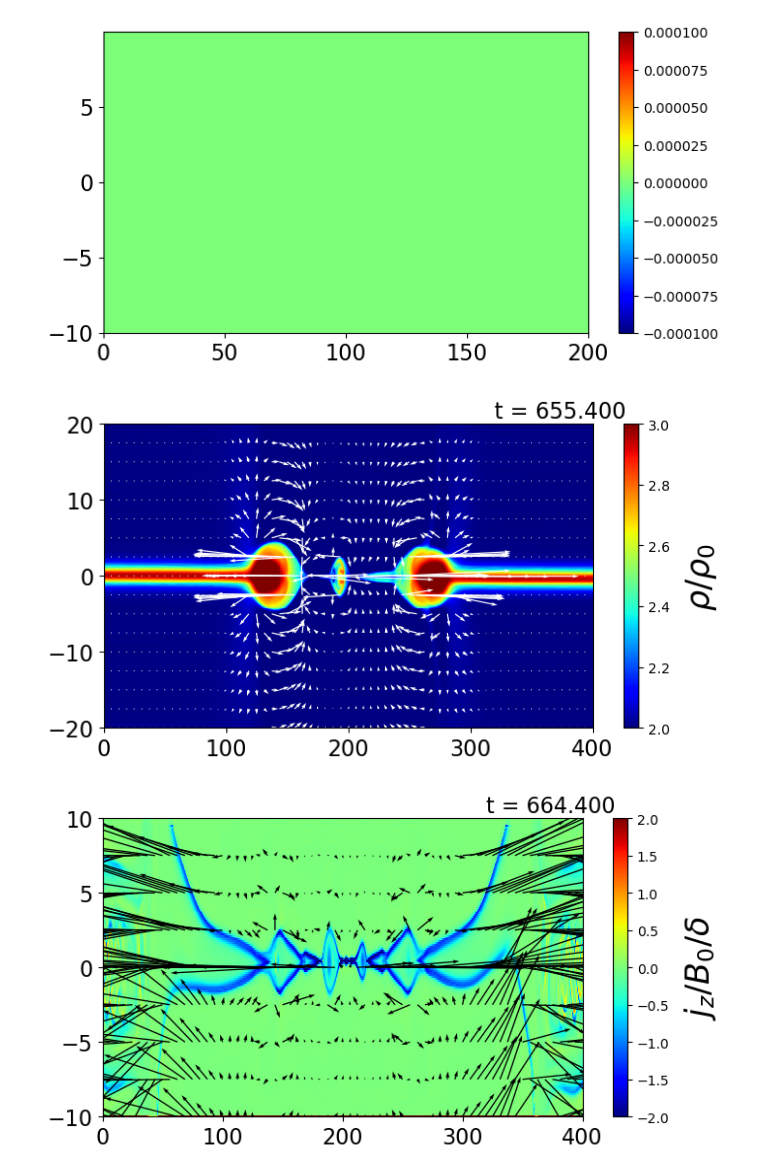
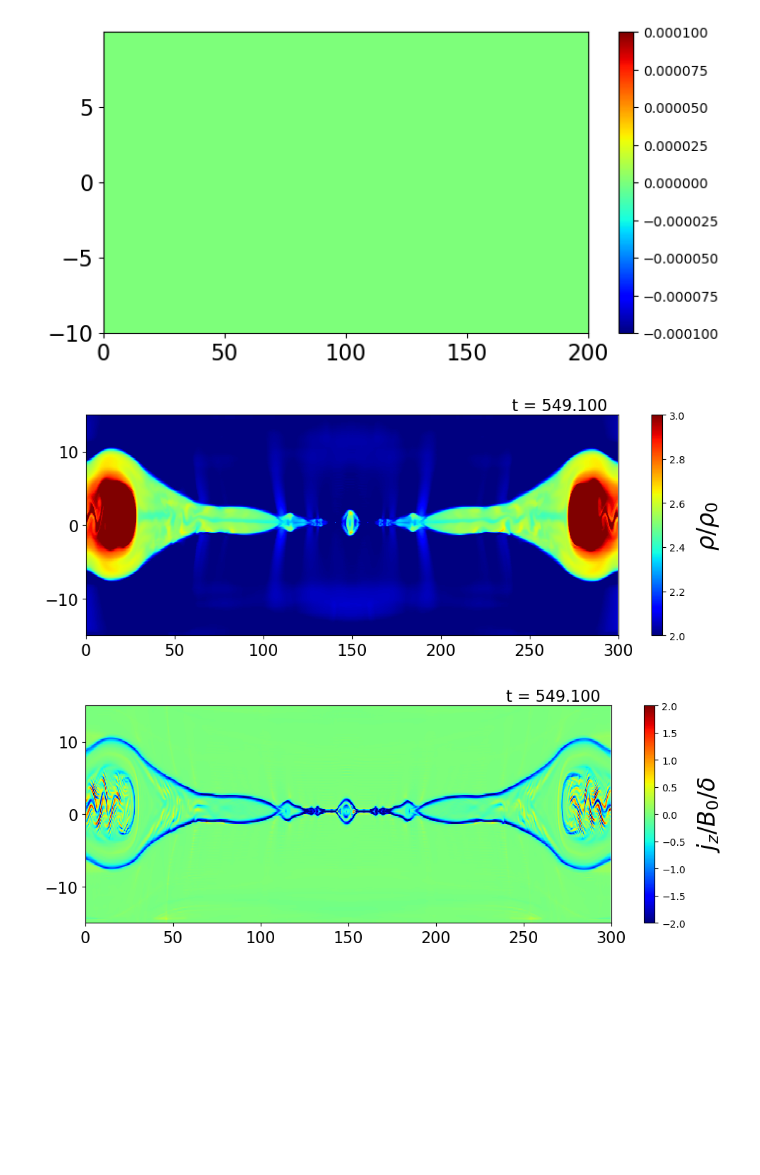
Before and after one commit to keita-akutagawa/ResistiveMHD_GPU, a Jupyter notebook: examples_2D/plasmoid_single/plasmoid.ipynb, the cells around one changed output. Drawn from its saved outputs; the diff is of its cells as text; code cells hidden in the pictures; blank space fills up the shorter version.

```diff
--- a/examples_2D/plasmoid_single/plasmoid.ipynb
+++ b/examples_2D/plasmoid_single/plasmoid.ipynb
@@ -10,8 +10,8 @@ sheat_thickness = 1.0
 p0 = B0**2 / 2.0 #カレントシート中央での圧力
 beta_upstream = 2.0
 VA = B0 / np.sqrt(rho0)
-x_max = 200.0
-y_max = 10.0
+x_max = 300.0
+y_max = 15.0
 dx = sheat_thickness / 16.0
 dy = sheat_thickness / 16.0
 nx = int(x_max / dx)
@@ -37,8 +31,0 @@ plt.plot(1.0 - np.exp(-np.arange(0, 100, 0.1) / 1000.0))
-# %%
-for step in range(0, 1001, 1000):
-    filename = f"{dirname}/plasmoid_{step}.bin"
-    with open(filename, 'rb') as f:
-        U = np.fromfile(f, dtype=np.float32)
-    U = U.reshape(nx, ny, 8).T
-    Bx = U[4]
-    plt.plot(Bx[:, 100])
@@ -146,13 +131,13 @@ ax1.set_xlim(+1e-10, x_max-1e-10)
 (1e-10, 199.9999999999)
 [figure]
 # %%
-fig = plt.figure(figsize=(8, 4))
+fig = plt.figure(figsize=(12, 4))
 ax1 = fig.add_subplot(111)
 
-dirname = "results_plasmoid_eta=100000_grid=8"
+dirname = "results_plasmoid_eta=10000_grid=8"
 log = np.loadtxt(f"{dirname}/log_plasmoid.txt", delimiter=',')
 total_steps = int(log[-1][0])
-interval = 100
+interval = 200
 for step in range(0, total_steps+interval, interval):
     ax1.clear()
 
@@ -170,48 +155,48 @@ for step in range(0, total_steps+interval, interval):
     Bz = U[6, :, :]
     e = U[7, :, :]
     p = (gamma-1) * (e - rho*(u**2+v**2+w**2)/2 - (Bx**2+By**2+Bz**2)/2)
     magnetic_pressure = 1/2 * (Bx**2+By**2+Bz**2)
     pT = p + magnetic_pressure
 
     contour = ax1.pcolormesh(X, Y, rho, vmin=2.0, vmax=3.0, cmap='jet')
     if step == 0:
         cbar = plt.colorbar(contour, ax=ax1)
         cbar.set_label(r"$\rho / \rho_0$", fontsize=24, rotation=90, labelpad=10)
     quiver_interval_x = 20
-    quiver_interval_y = 50
-    ax1.quiver(X[::quiver_interval_x, ::quiver_interval_y], Y[::quiver_interval_x, ::quiver_interval_y],
-            u[::quiver_interval_x, ::quiver_interval_y], v[::quiver_interval_x, ::quiver_interval_y],
-            scale=2.0, color='white')
+    quiver_interval_y = 20
+    #ax1.quiver(X[::quiver_interval_x, ::quiver_interval_y], Y[::quiver_interval_x, ::quiver_interval_y],
+    #        u[::quiver_interval_x, ::quiver_interval_y], v[::quiver_interval_x, ::quiver_interval_y],
+    #        scale=2.0, color='white')
 
-    ax1.text(0.8, 1.02, f"t = {log[int(step/100)][1]:.3f}", transform=ax1.transAxes, fontsize=16)
+    ax1.text(0.8, 1.02, f"t = {log[int(step/interval)][1]:.3f}", transform=ax1.transAxes, fontsize=16)
     ax1.tick_params(labelsize=16)
     ax1.set_xlim(0.0, x_max+1e-10)
     ax1.set_ylim(-y_max, y_max+1e-10)
 
     fig.savefig(f"pictures/{step}.png", dpi=200)
 
 
-filename = "plasmoid_eta=100000_grid=8_rho.mp4"
+filename = "plasmoid_eta=10000_grid=8_rho.mp4"
 img = cv2.imread(f'./pictures/0.png')
 framesize = (img.shape[1], img.shape[0])
 fps = 10.0
 fourcc = cv2.VideoWriter_fourcc('m','p','4','v')
 video  = cv2.VideoWriter(filename=filename, fourcc=fourcc, fps=fps, frameSize=framesize)
 
 for step in range(0, total_steps+interval, interval):
     img = cv2.imread(f'./pictures/{step}.png')
     video.write(img)
 video.release()
 # %% [output]
-[figure, old version]
+[figure, new version]
 # %%
-fig = plt.figure(figsize=(8, 4))
+fig = plt.figure(figsize=(12, 4))
 ax1 = fig.add_subplot(111)
 
-dirname = "results"
+dirname = "results_plasmoid_eta=10000_grid=8"
 log = np.loadtxt(f"{dirname}/log_plasmoid.txt", delimiter=',')
 total_steps = int(log[-1][0])
-interval = 100
+interval = 200
 for step in range(0, total_steps+interval, interval):
     ax1.clear()
 
@@ -235,11 +220,11 @@ for step in range(0, total_steps+interval, interval):
         cbar.set_label(r"$j_z / B_0 / \delta$", fontsize=24, rotation=90, labelpad=10)
     quiver_interval_x = 20
     quiver_interval_y = 50
-    ax1.quiver(X[::quiver_interval_x, ::quiver_interval_y], Y[::quiver_interval_x, ::quiver_interval_y],
-            u[::quiver_interval_x, ::quiver_interval_y], v[::quiver_interval_x, ::quiver_interval_y],
-            scale=2.0, color='black')
+    #ax1.quiver(X[::quiver_interval_x, ::quiver_interval_y], Y[::quiver_interval_x, ::quiver_interval_y],
+    #        u[::quiver_interval_x, ::quiver_interval_y], v[::quiver_interval_x, ::quiver_interval_y],
+    #        scale=2.0, color='black')
 
-    ax1.text(0.8, 1.02, f"t = {log[int(step/100)][1]:.3f}", transform=ax1.transAxes, fontsize=16)
+    ax1.text(0.8, 1.02, f"t = {log[int(step/interval)][1]:.3f}", transform=ax1.transAxes, fontsize=16)
     ax1.tick_params(labelsize=16)
     ax1.set_xlim(0.0, x_max+1e-10)
     ax1.set_ylim(-y_max, y_max+1e-10)
@@ -247,7 +232,7 @@ for step in range(0, total_steps+interval, interval):
     fig.savefig(f"pictures/{step}.png", dpi=200)
 
 
-filename = "plasmoid_jz1.mp4"
+filename = "plasmoid_eta=10000_grid=8_jz.mp4"
 img = cv2.imread(f'./pictures/0.png')
 framesize = (img.shape[1], img.shape[0])
 fps = 10.0
@@ -259,4 +244,4 @@ for step in range(0, total_steps+interval, interval):
     video.write(img)
 video.release()
 # %% [output]
-[figure, old version]
+[figure, new version]
```
Also changed, not shown: parts of 4 cells of this notebook, 2 other files.
